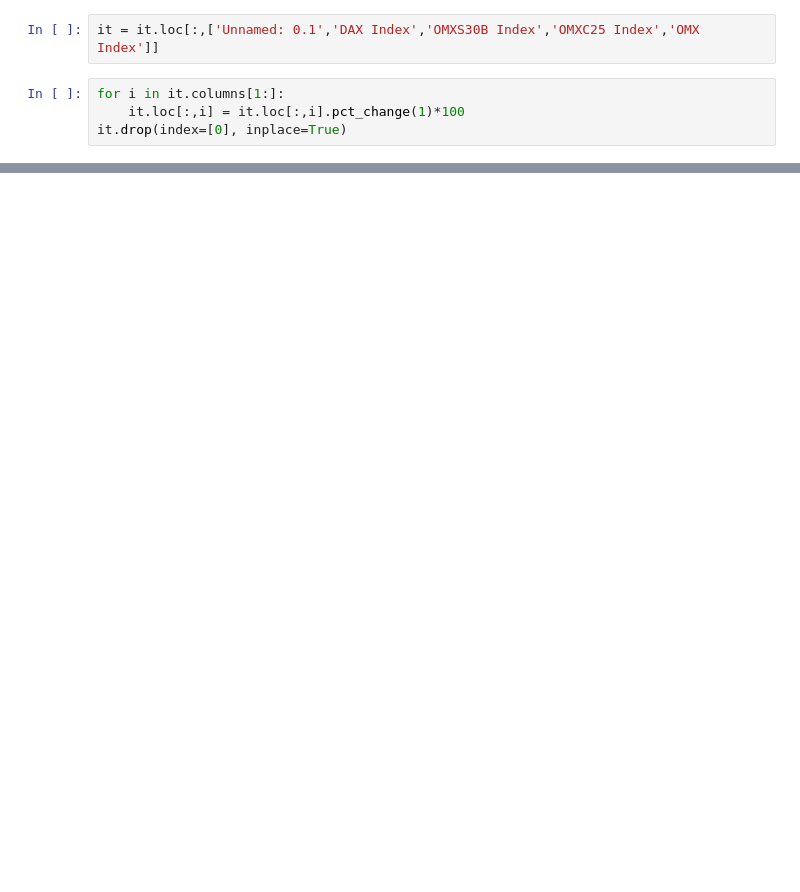
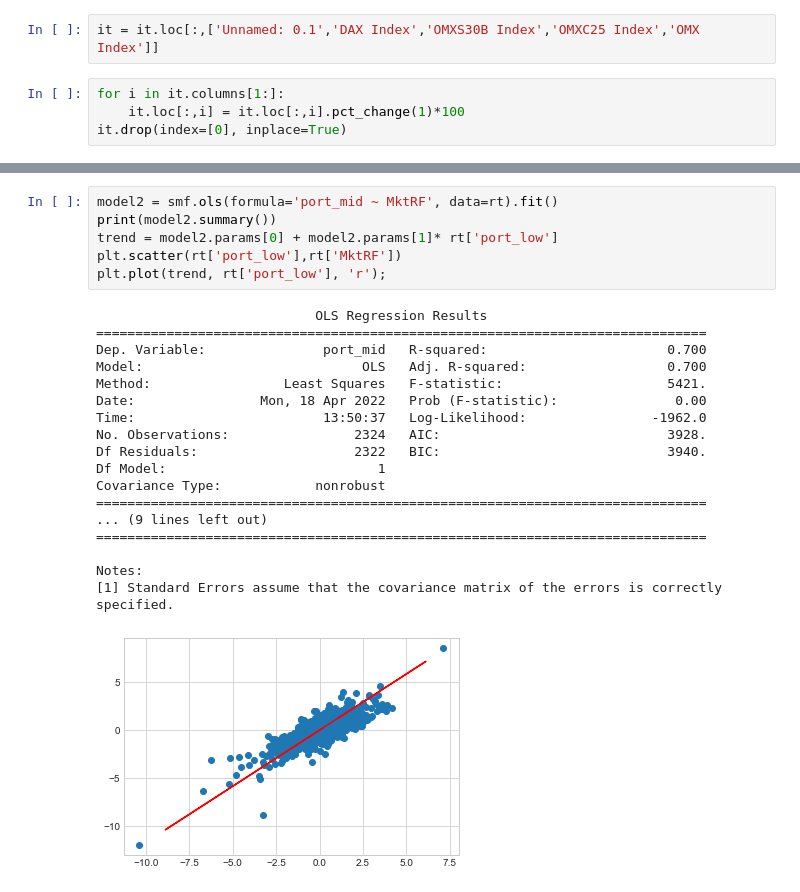
Before and after one commit to KamilPan/PS, a Jupyter notebook: ACF /ACF2.ipynb, the cells around one changed output, grey strips where cells are left out. Drawn from its saved outputs; the diff is of its cells as text; blank space fills up the shorter version.

```diff
--- a/ACF /ACF2.ipynb
+++ b/ACF /ACF2.ipynb
@@ -63,0 +107,25 @@ rt
+# %%
+model2 = smf.ols(formula='port_mid ~ MktRF', data=rt).fit()
+print(model2.summary())
+trend = model2.params[0] + model2.params[1]* rt['port_low']
+plt.scatter(rt['port_low'],rt['MktRF'])
+plt.plot(trend, rt['port_low'], 'r');
+# %% [output]
+                            OLS Regression Results
+==============================================================================
+Dep. Variable:               port_mid   R-squared:                       0.700
+Model:                            OLS   Adj. R-squared:                  0.700
+Method:                 Least Squares   F-statistic:                     5421.
+Date:                Mon, 18 Apr 2022   Prob (F-statistic):               0.00
+Time:                        13:50:37   Log-Likelihood:                -1962.0
+No. Observations:                2324   AIC:                             3928.
+Df Residuals:                    2322   BIC:                             3940.
+Df Model:                           1
+Covariance Type:            nonrobust
+==============================================================================
+... (9 lines left out)
+==============================================================================
+
+Notes:
+[1] Standard Errors assume that the covariance matrix of the errors is correctly specified.
+[figure, added]
```
Also changed, not shown: parts of 14 cells of this notebook, 8 other files.
